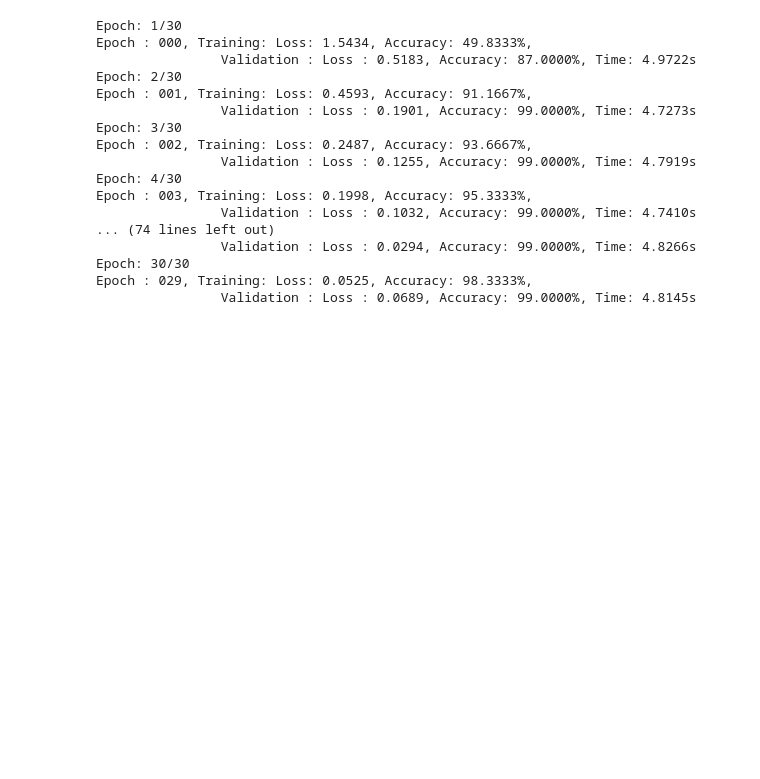
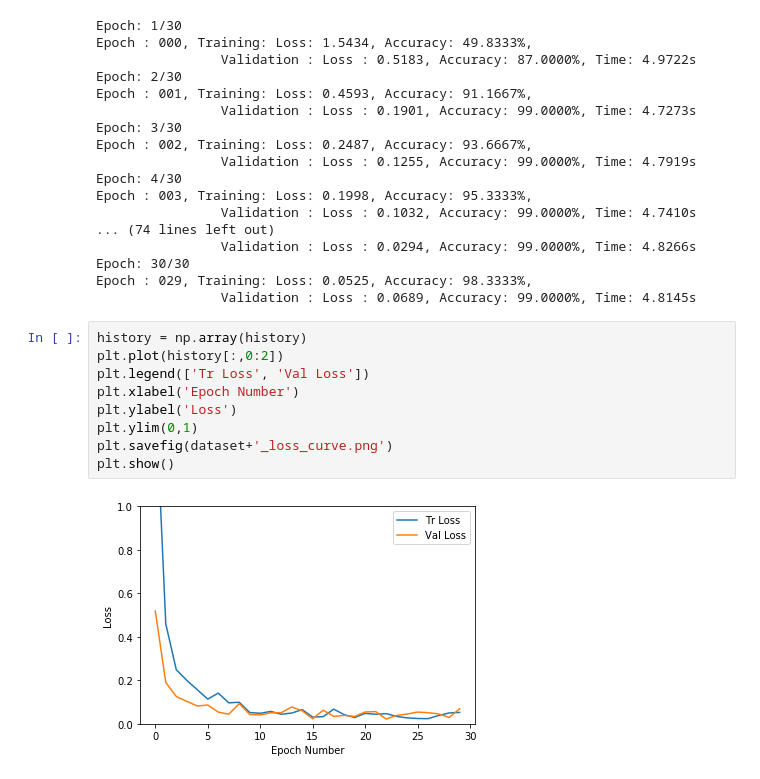
Before and after one commit to kaustubh-Beta/ColabNbs, a Jupyter notebook: PytorchTransferLearning/PytorchTransferLearning.ipynb, the cells around one changed output. Drawn from its saved outputs; the diff is of its cells as text; blank space fills up the shorter version.

```diff
--- a/PytorchTransferLearning/PytorchTransferLearning.ipynb
+++ b/PytorchTransferLearning/PytorchTransferLearning.ipynb
@@ -321,3 +321,14 @@ Epoch : 003, Training: Loss: 0.1998, Accuracy: 95.3333%,
 Epoch: 30/30
 Epoch : 029, Training: Loss: 0.0525, Accuracy: 98.3333%,
                 Validation : Loss : 0.0689, Accuracy: 99.0000%, Time: 4.8145s
+# %%
+history = np.array(history)
+plt.plot(history[:,0:2])
+plt.legend(['Tr Loss', 'Val Loss'])
+plt.xlabel('Epoch Number')
+plt.ylabel('Loss')
+plt.ylim(0,1)
+plt.savefig(dataset+'_loss_curve.png')
+plt.show()
+# %% [output]
+[figure, added]
```
Also changed, not shown: parts of 4 cells of this notebook.
